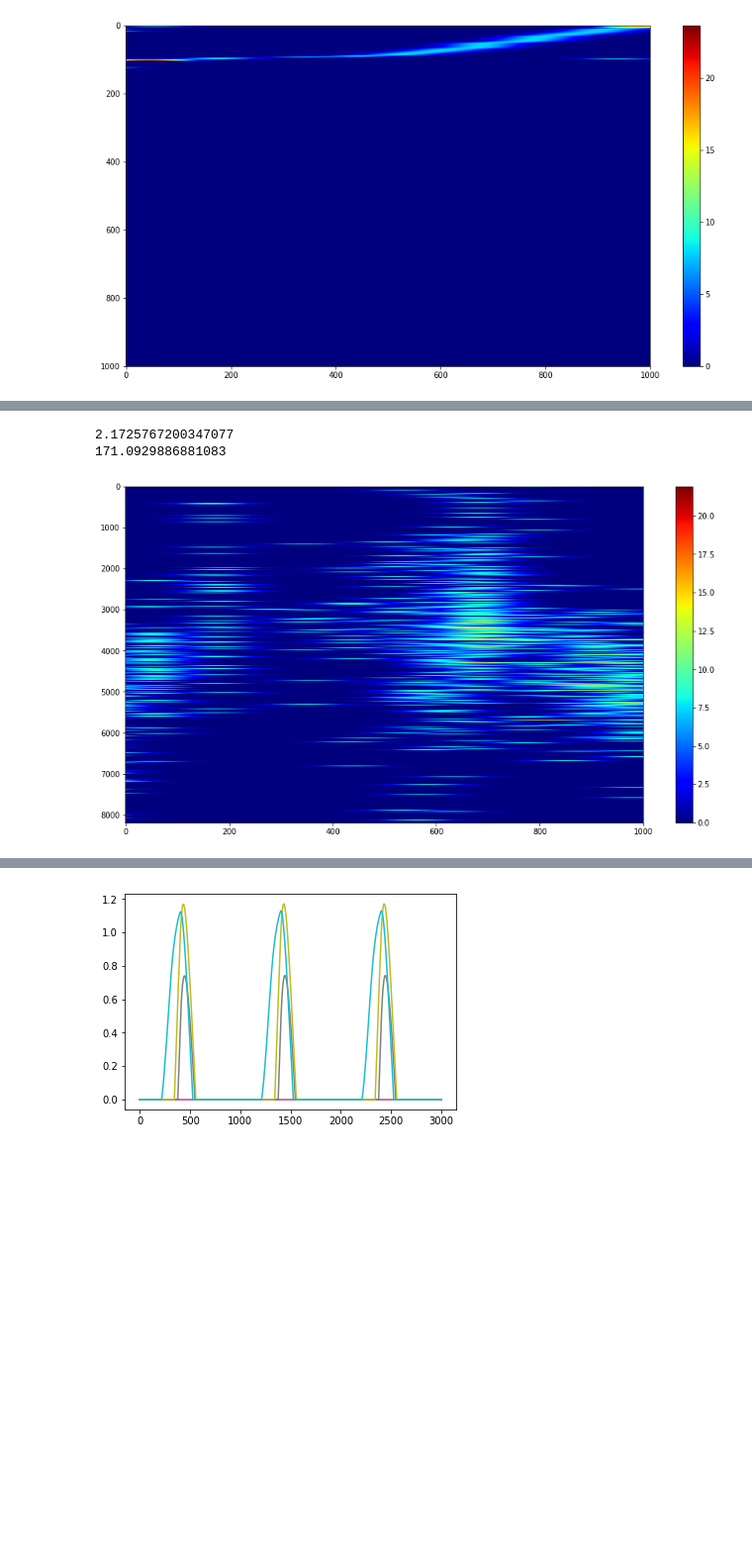
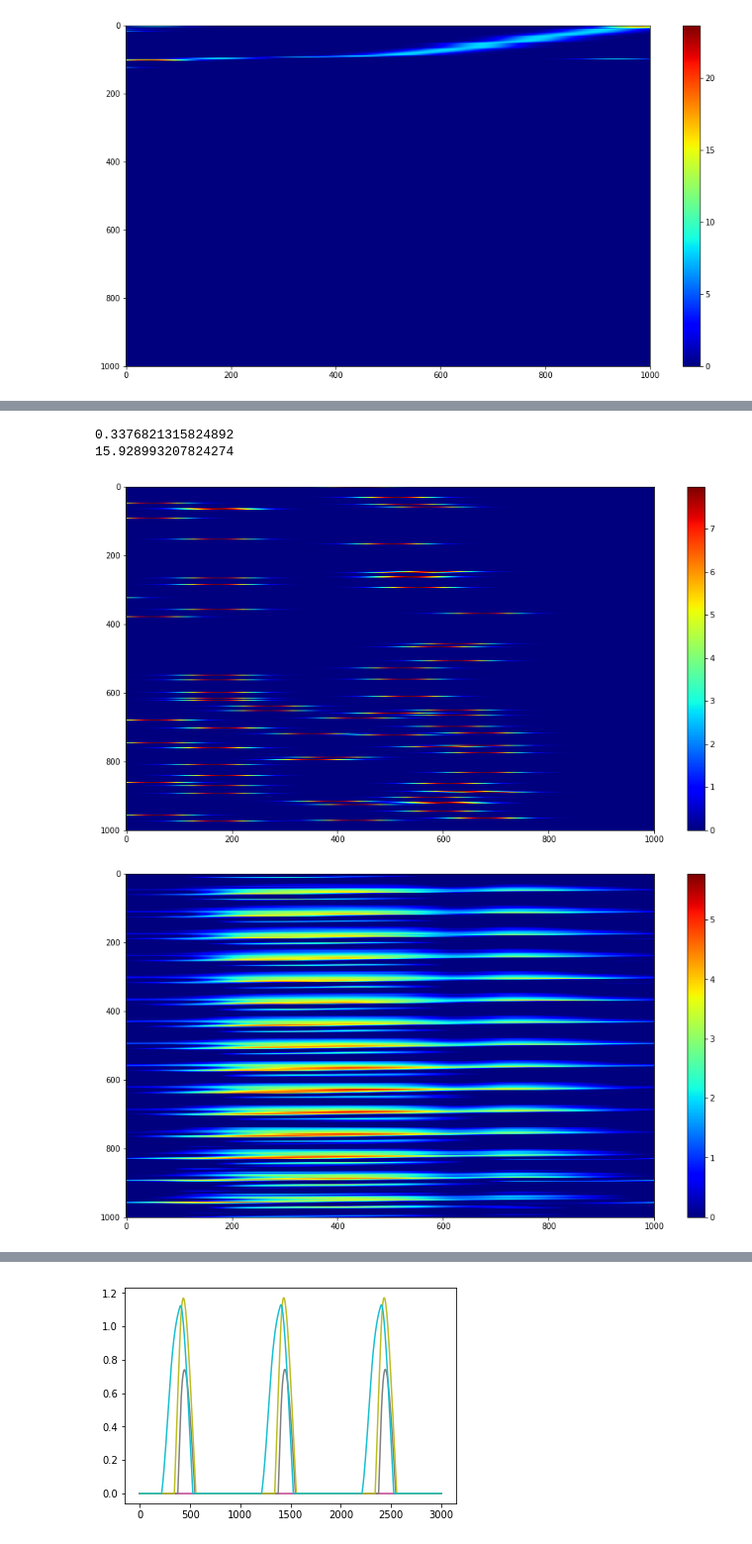
Before and after one commit to iraikov/nengo_maze_env, a Jupyter notebook: notebooks/srf_nengo_autoencoder_dof_decoder.ipynb, the cells around one changed output, grey strips where cells are left out. Shown at 99% size. Drawn from its saved outputs; the diff is of its cells as text; code cells hidden in the pictures; blank space fills up the shorter version.

```diff
--- a/notebooks/srf_nengo_autoencoder_dof_decoder.ipynb
+++ b/notebooks/srf_nengo_autoencoder_dof_decoder.ipynb
@@ -334,15 +398,20 @@ print(np.max(decoder_rates))
 # %%
 
 plt.figure(figsize=(15,8))
 decoder_rates = rates_kernel(sim.trange(), decoder_spikes, tau=0.1)
-plt.imshow(decoder_rates[2000:,:].T, interpolation="nearest", aspect="auto", cmap="jet")
+plt.imshow(decoder_rates[2000:,:1000].T, interpolation="nearest", aspect="auto", cmap="jet")
 plt.colorbar();
 print(np.mean(decoder_rates))
 print(np.max(decoder_rates))
+
+plt.figure(figsize=(15,8))
+plt.imshow(exc_rates[2000:,:1000].T, interpolation="nearest", aspect="auto", cmap="jet")
+plt.colorbar();
 # %% [output]
-2.1725767200347077
-171.0929886881083
+0.3376821315824892
+15.928993207824274
-[figure, old version]
+[figure, new version]
+[figure, added]
 # %%
 
 plt.figure(figsize=(15,8))
```
Also changed, not shown: parts of 12 cells of this notebook, 2 other files.
